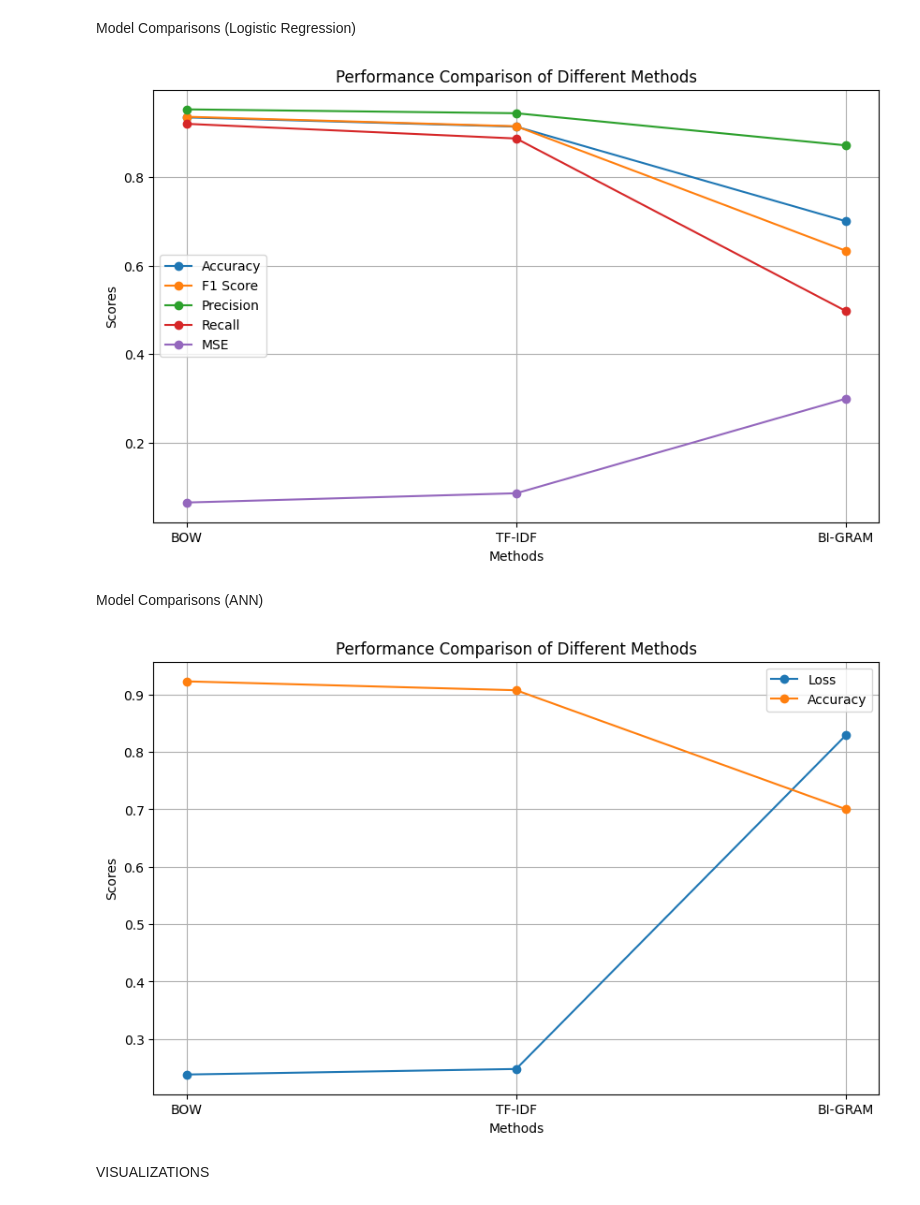
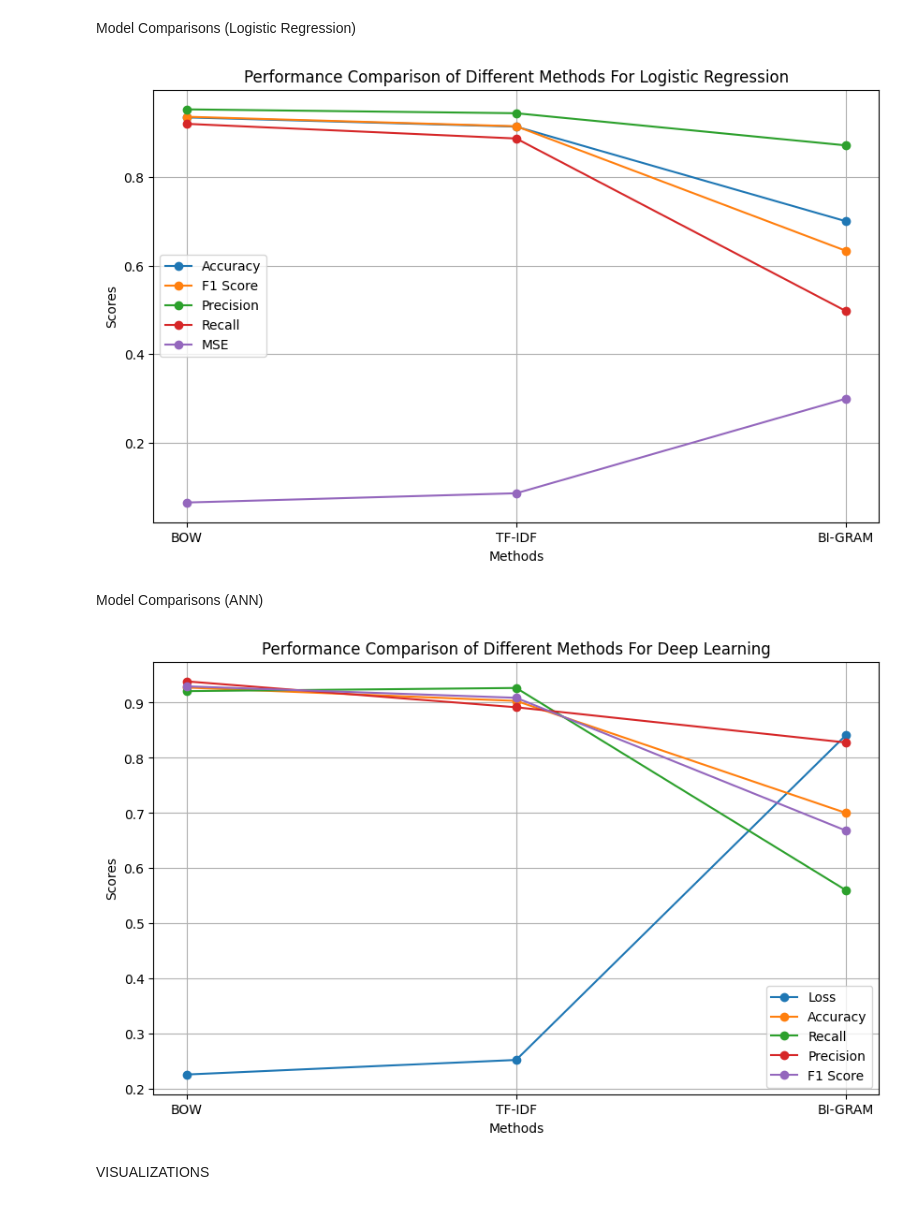
Before and after one commit to babaranjitsing/Exploring-Movie-and-Web-series-Choices-with-IMDB, a Jupyter notebook: project.ipynb, the cells around one changed output. Drawn from its saved outputs; the diff is of its cells as text; code cells hidden in the pictures.

```diff
--- a/project.ipynb
+++ b/project.ipynb
@@ -616,9 +617,18 @@ history = model.fit(
     callbacks=[early_stopping],
 )
 
-# Evaluate the model on the test set
+predictions_tfidf = model.predict(tfidf_matrix_test)
+binary_predictions_tfidf = (predictions_tfidf > 0.5).astype(int)
+
 loss_tfidf, accuracy_tfidf_ann = model.evaluate(tfidf_matrix_test, np.array(y_test))
+recall_tfidf_ann = recall_score(y_test, binary_predictions_tfidf)
+precision_tfidf_ann = precision_score(y_test, binary_predictions_tfidf)
+f1_tfidf_ann = f1_score(y_test, binary_predictions_tfidf)
+
 print(f'Test Accuracy: {accuracy_tfidf_ann * 100:.2f}%')
+print(f'Recall: {recall_tfidf_ann:.4f}')
+print(f'Precision: {precision_tfidf_ann:.4f}')
+print(f'F1 Score: {f1_tfidf_ann:.4f}')
 print(f'Test Loss: {loss_tfidf:.4f}')
 # %% [output]
 Epoch 1/5
@@ -673,9 +687,18 @@ history = model.fit(
     callbacks=[early_stopping],
 )
 
-# Evaluate the model on the test set
+predictions_bow = model.predict(bow_matrix_test)
+binary_predictions_bow = (predictions_bow > 0.5).astype(int)
+
 loss_bow, accuracy_bow_ann = model.evaluate(bow_matrix_test, np.array(y_test))
+recall_bow_ann = recall_score(y_test, binary_predictions_bow)
+precision_bow_ann = precision_score(y_test, binary_predictions_bow)
+f1_bow_ann = f1_score(y_test, binary_predictions_bow)
+
 print(f'Test Accuracy: {accuracy_bow_ann * 100:.2f}%')
-print(f'Loss: {loss_bow:.4f}')
+print(f'Recall: {recall_bow_ann:.4f}')
+print(f'Precision: {precision_bow_ann:.4f}')
+print(f'F1 Score: {f1_bow_ann:.4f}')
+print(f'Test Loss: {loss_bow:.4f}')
 # %% [output]
 Epoch 1/5
@@ -698,7 +725,7 @@ model = Sequential()
 
 model.add(Dense(256, input_dim=bigram_matrix_train.shape[1], activation='relu'))
 
-model.add(Dense(64, activation='relu'))
+model.add(Dense(128, activation='relu'))
 model.add(Dropout(0.3))
 
 model.add(Dense(1, activation='sigmoid'))
@@ -707,8 +734,18 @@ model.compile(optimizer='adam', loss='binary_crossentropy', metrics=['accuracy']
 
 model.fit(bigram_matrix_train, np.array(y_train), epochs=5, batch_size=32)
 
+predictions_bigram = model.predict(bigram_matrix_test)
+binary_predictions_bigram = (predictions_bigram > 0.5).astype(int)
+
 loss_bigram, accuracy_bigram_ann = model.evaluate(bigram_matrix_test, np.array(y_test))
+recall_bigram_ann = recall_score(y_test, binary_predictions_bigram)
+precision_bigram_ann = precision_score(y_test, binary_predictions_bigram)
+f1_bigram_ann = f1_score(y_test, binary_predictions_bigram)
+
 print(f'Test Accuracy: {accuracy_bigram_ann * 100:.2f}%')
+print(f'Recall: {recall_bigram_ann:.4f}')
+print(f'Precision: {precision_bigram_ann:.4f}')
+print(f'F1 Score: {f1_bigram_ann:.4f}')
 print(f'Test Loss: {loss_bigram:.4f}')
 # %% [output]
 Epoch 1/5
@@ -746,32 +787,38 @@ plt.plot(methods, mse_scores, marker='o', label='MSE')
 
 plt.xlabel('Methods')
 plt.ylabel('Scores')
-plt.title('Performance Comparison of Different Methods')
+plt.title('Performance Comparison of Different Methods For Logistic Regression')
 plt.legend()
 plt.grid(True)
 plt.show()
 # %% [output]
-[figure, old version]
+[figure, new version]
 # %% [markdown]
 Model Comparisons (ANN)
 # %%
 losess = [loss_bow, loss_tfidf, loss_bigram]
 accuracies = [accuracy_bow_ann, accuracy_tfidf_ann, accuracy_bigram]
+recalls = [recall_bow_ann, recall_tfidf_ann, recall_bigram_ann]
+precisions = [precision_bow_ann, precision_tfidf_ann, precision_bigram_ann]
+f1s = [f1_bow_ann, f1_tfidf_ann, f1_bigram_ann]
 
 plt.figure(figsize=(10, 6))
 
 plt.plot(methods, losess, marker='o', label='Loss')
 plt.plot(methods, accuracies, marker='o', label='Accuracy')
+plt.plot(methods, recalls, marker='o', label='Recall')
+plt.plot(methods, precisions, marker='o', label='Precision')
+plt.plot(methods, f1s, marker='o', label='F1 Score')
 
 plt.xlabel('Methods')
 plt.ylabel('Scores')
-plt.title('Performance Comparison of Different Methods')
+plt.title('Performance Comparison of Different Methods For Deep Learning')
 
 plt.legend()
 plt.grid(True)
 plt.show()
 # %% [output]
-[figure, old version]
+[figure, new version]
 # %% [markdown]
 VISUALIZATIONS
 # %%
```
Also changed, not shown: parts of 4 cells of this notebook.
